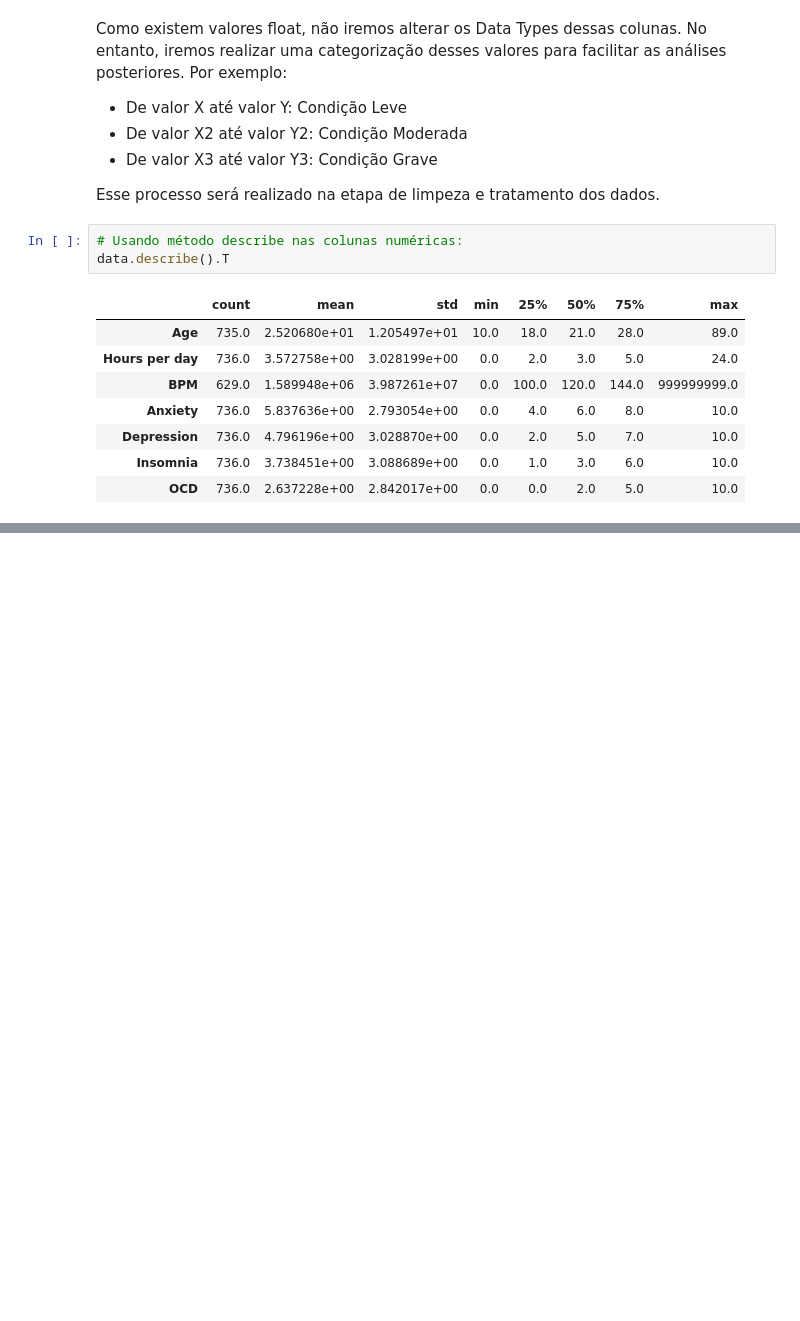
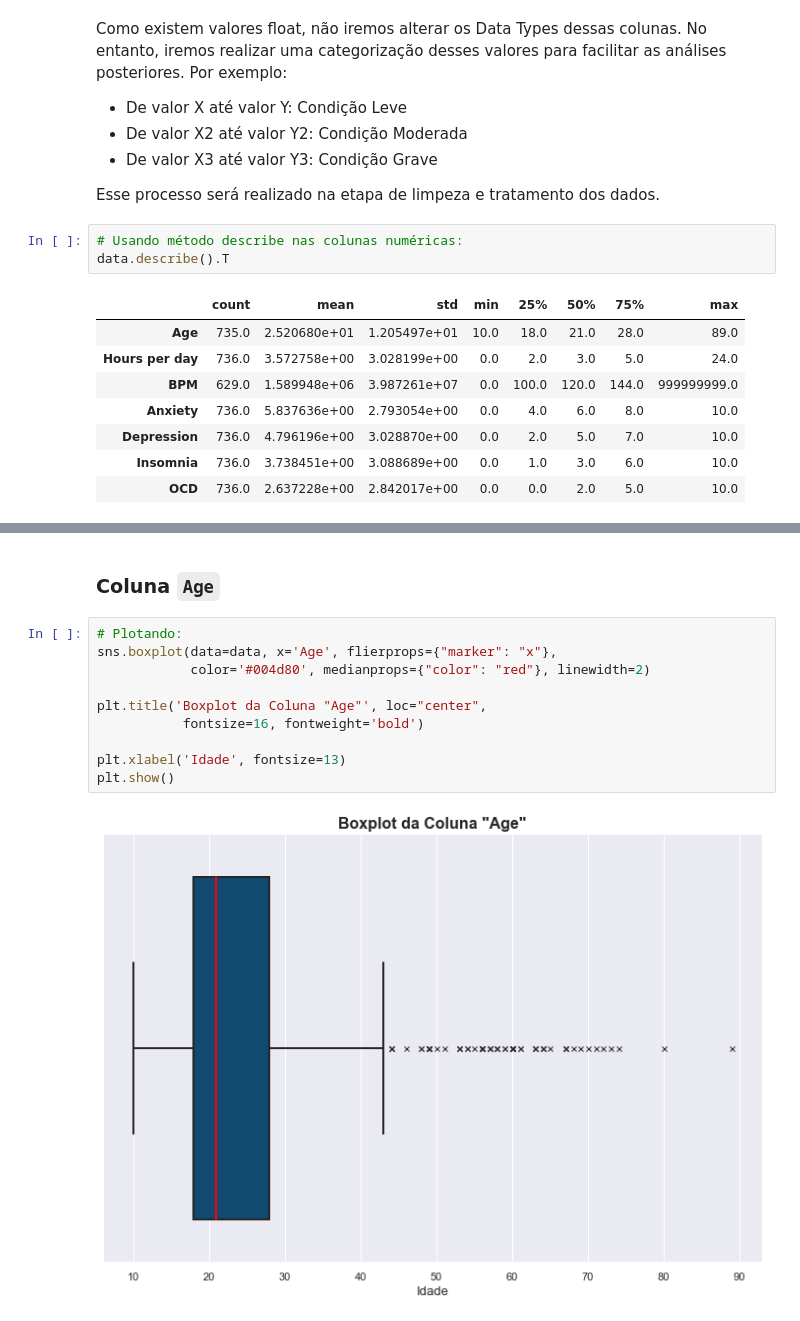
Before and after one commit to JoSEPHDev2022/Mental_Health_X_Music, a Jupyter notebook: analise_exp.ipynb, the cells around one changed output, grey strips where cells are left out. Drawn from its saved outputs; the diff is of its cells as text; blank space fills up the shorter version.

```diff
--- a/analise_exp.ipynb
+++ b/analise_exp.ipynb
@@ -244,0 +442,14 @@ data.describe().T
+# %% [markdown]
+### Coluna `Age`
+# %%
+# Plotando:
+sns.boxplot(data=data, x='Age', flierprops={"marker": "x"},
+            color='#004d80', medianprops={"color": "red"}, linewidth=2)
+
+plt.title('Boxplot da Coluna "Age"', loc="center",
+           fontsize=16, fontweight='bold')
+
+plt.xlabel('Idade', fontsize=13)
+plt.show()
+# %% [output]
+[figure, added]
```
Also changed, not shown: parts of 28 cells of this notebook.
